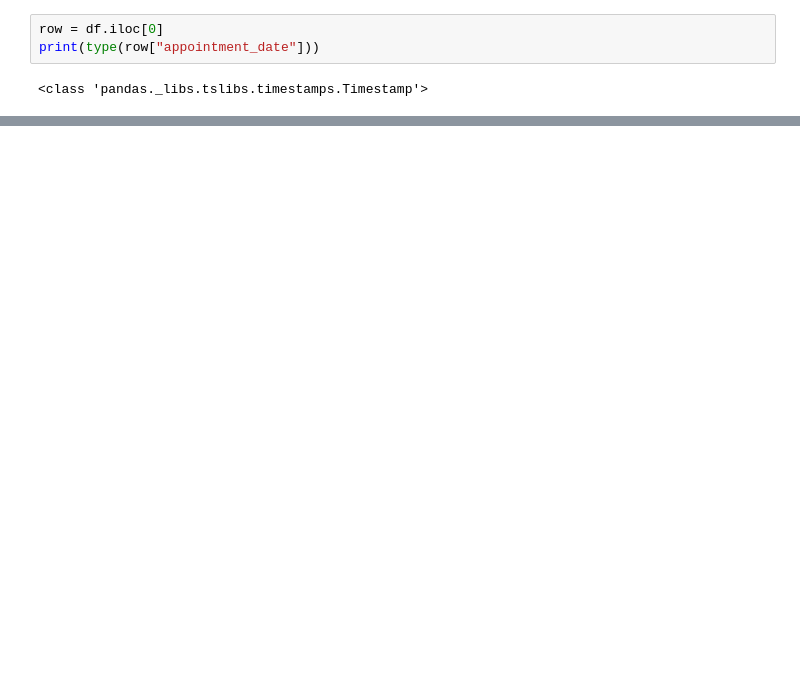
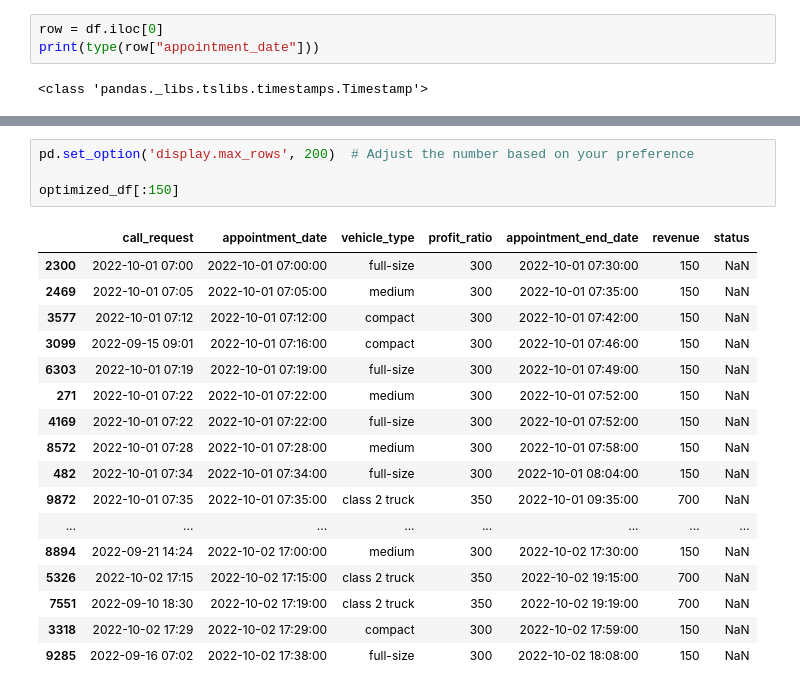
Before and after one commit to Luo-Kevin/conUHacks8, a Jupyter notebook: backend/SAP.ipynb, the cells around one changed output, grey strips where cells are left out. Drawn from its saved outputs; the diff is of its cells as text; blank space fills up the shorter version.

```diff
--- a/backend/SAP.ipynb
+++ b/backend/SAP.ipynb
@@ -318,0 +323,22 @@ dtype: int64
+# %%
+pd.set_option('display.max_rows', 200)  # Adjust the number based on your preference
+
+optimized_df[:150]
+# %% [output]
+|  | call_request | appointment_date | vehicle_type | profit_ratio | appointment_end_date | revenue | status |
+| 2300 | 2022-10-01 07:00 | 2022-10-01 07:00:00 | full-size | 300 | 2022-10-01 07:30:00 | 150 | NaN |
+| 2469 | 2022-10-01 07:05 | 2022-10-01 07:05:00 | medium | 300 | 2022-10-01 07:35:00 | 150 | NaN |
+| 3577 | 2022-10-01 07:12 | 2022-10-01 07:12:00 | compact | 300 | 2022-10-01 07:42:00 | 150 | NaN |
+| 3099 | 2022-09-15 09:01 | 2022-10-01 07:16:00 | compact | 300 | 2022-10-01 07:46:00 | 150 | NaN |
+| 6303 | 2022-10-01 07:19 | 2022-10-01 07:19:00 | full-size | 300 | 2022-10-01 07:49:00 | 150 | NaN |
+| 271 | 2022-10-01 07:22 | 2022-10-01 07:22:00 | medium | 300 | 2022-10-01 07:52:00 | 150 | NaN |
+| 4169 | 2022-10-01 07:22 | 2022-10-01 07:22:00 | full-size | 300 | 2022-10-01 07:52:00 | 150 | NaN |
+| 8572 | 2022-10-01 07:28 | 2022-10-01 07:28:00 | medium | 300 | 2022-10-01 07:58:00 | 150 | NaN |
+| 482 | 2022-10-01 07:34 | 2022-10-01 07:34:00 | full-size | 300 | 2022-10-01 08:04:00 | 150 | NaN |
+| 9872 | 2022-10-01 07:35 | 2022-10-01 07:35:00 | class 2 truck | 350 | 2022-10-01 09:35:00 | 700 | NaN |
+| ... | ... | ... | ... | ... | ... | ... | ... |
+| 8894 | 2022-09-21 14:24 | 2022-10-02 17:00:00 | medium | 300 | 2022-10-02 17:30:00 | 150 | NaN |
+| 5326 | 2022-10-02 17:15 | 2022-10-02 17:15:00 | class 2 truck | 350 | 2022-10-02 19:15:00 | 700 | NaN |
+| 7551 | 2022-09-10 18:30 | 2022-10-02 17:19:00 | class 2 truck | 350 | 2022-10-02 19:19:00 | 700 | NaN |
+| 3318 | 2022-10-02 17:29 | 2022-10-02 17:29:00 | compact | 300 | 2022-10-02 17:59:00 | 150 | NaN |
+| 9285 | 2022-09-16 07:02 | 2022-10-02 17:38:00 | full-size | 300 | 2022-10-02 18:08:00 | 150 | NaN |
```
Also changed, not shown: parts of 6 cells of this notebook.
